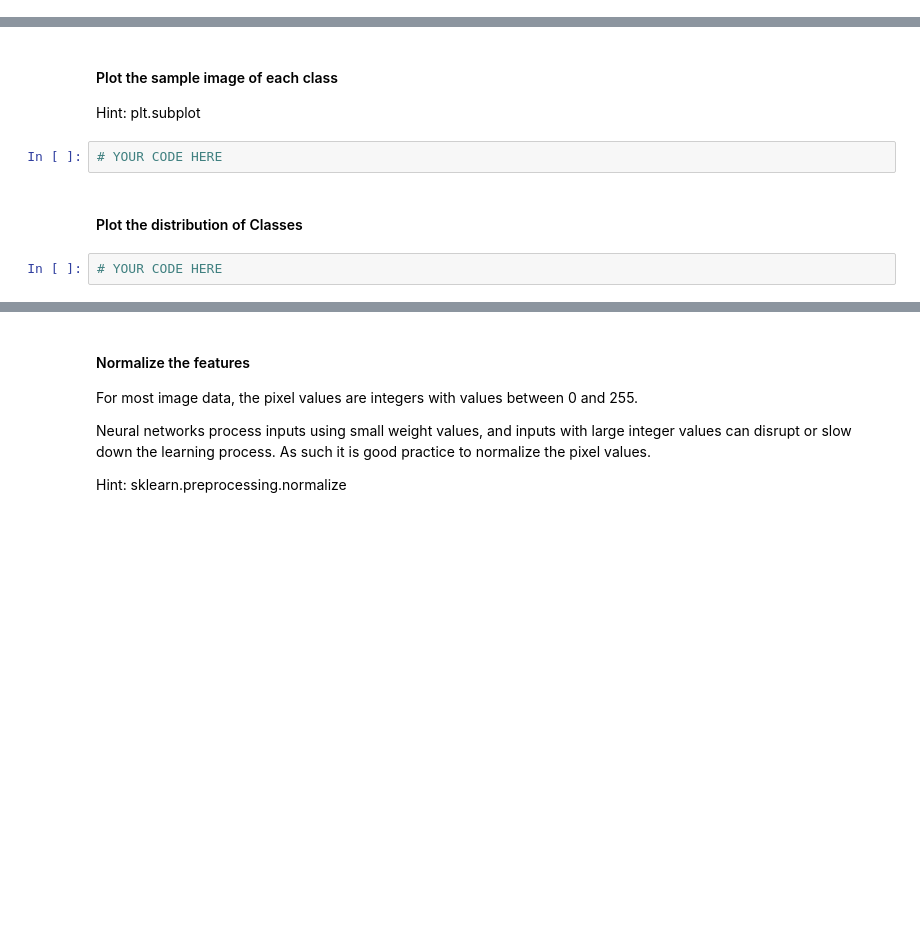
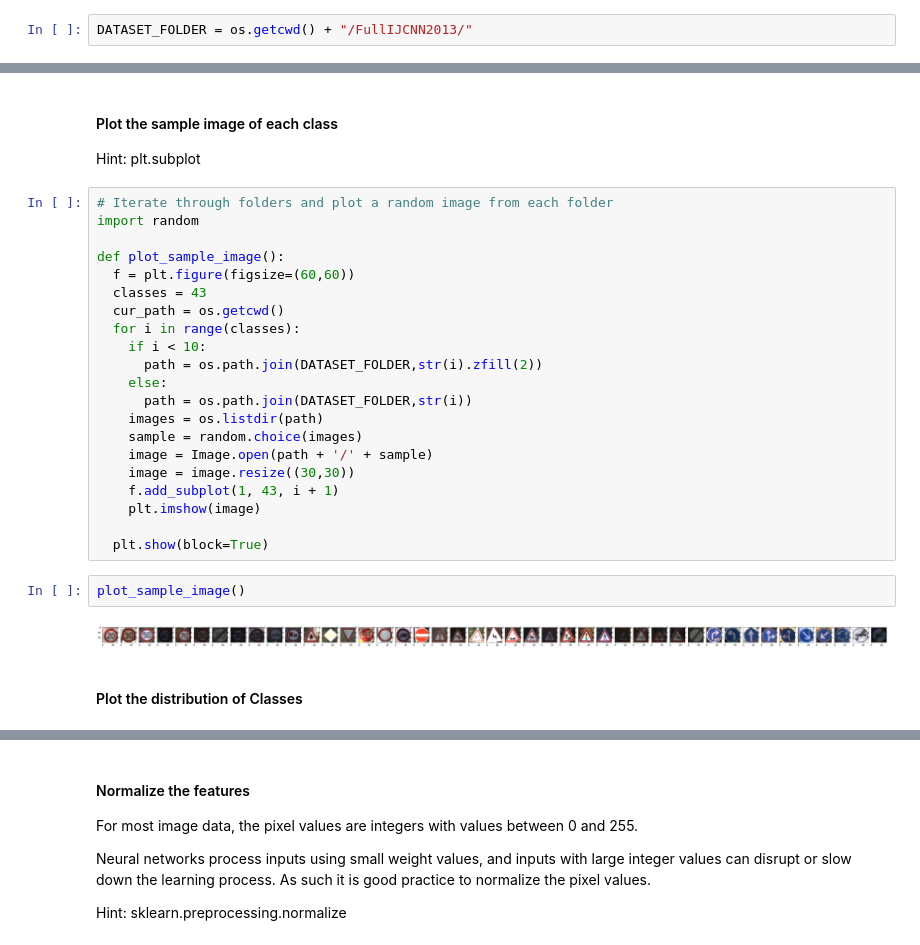
Before and after one commit to SSDivyaRavali/CDS, a Jupyter notebook: Module4/Image_Classification_MLP.ipynb, the cells around one changed output, grey strips where cells are left out. Cells and saved outputs as stored; diff of their text form; blank space fills up the shorter version.

```diff
--- a/Module4/Image_Classification_MLP.ipynb
+++ b/Module4/Image_Classification_MLP.ipynb
@@ -79,0 +118,2 @@ The most popular and de facto standard library in Python for loading and working
+# %%
+DATASET_FOLDER = os.getcwd() + "/FullIJCNN2013/"
@@ -83,9 +165,30 @@ The most popular and de facto standard library in Python for loading and working
 #### Plot the sample image of each class
 
 Hint: plt.subplot
-# %%
-# YOUR CODE HERE
+# %%
+# Iterate through folders and plot a random image from each folder
+import random
+
+def plot_sample_image():
+  f = plt.figure(figsize=(60,60))
+  classes = 43
+  cur_path = os.getcwd()
+  for i in range(classes):
+    if i < 10:
+      path = os.path.join(DATASET_FOLDER,str(i).zfill(2))
+    else:
+      path = os.path.join(DATASET_FOLDER,str(i))
+    images = os.listdir(path)
+    sample = random.choice(images)
+    image = Image.open(path + '/' + sample)
+    image = image.resize((30,30))
+    f.add_subplot(1, 43, i + 1)
+    plt.imshow(image)
+
+  plt.show(block=True)
+# %%
+plot_sample_image()
+# %% [output]
+[figure, added]
 # %% [markdown]
 #### Plot the distribution of Classes
-# %%
-# YOUR CODE HERE
```
Also changed, not shown: parts of 64 cells of this notebook.
